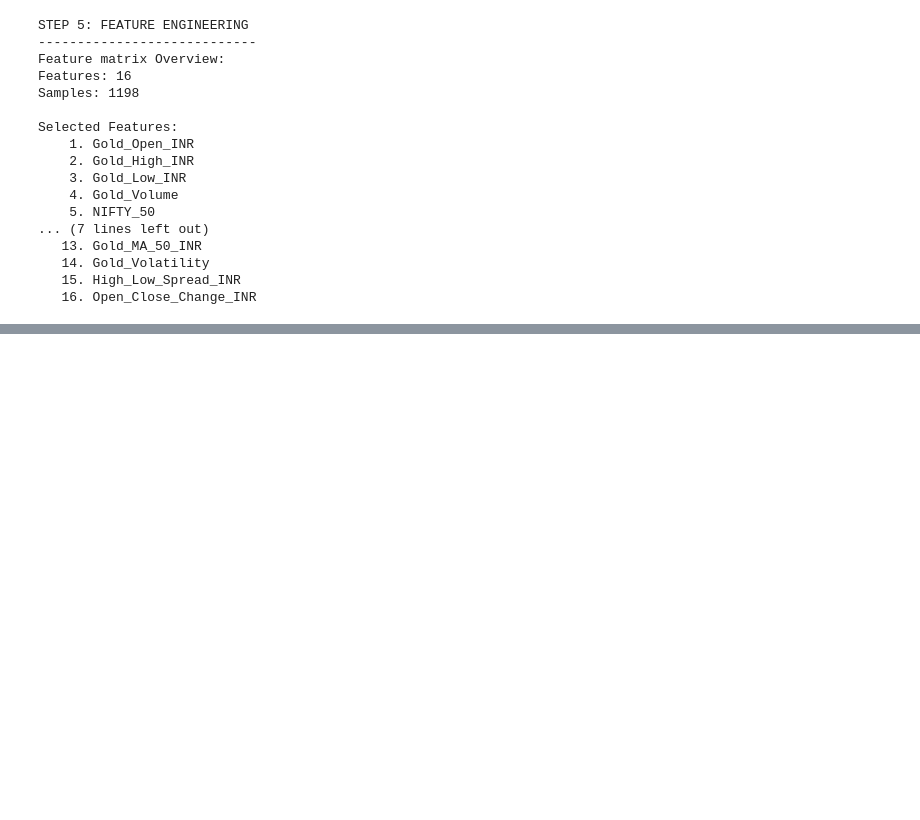
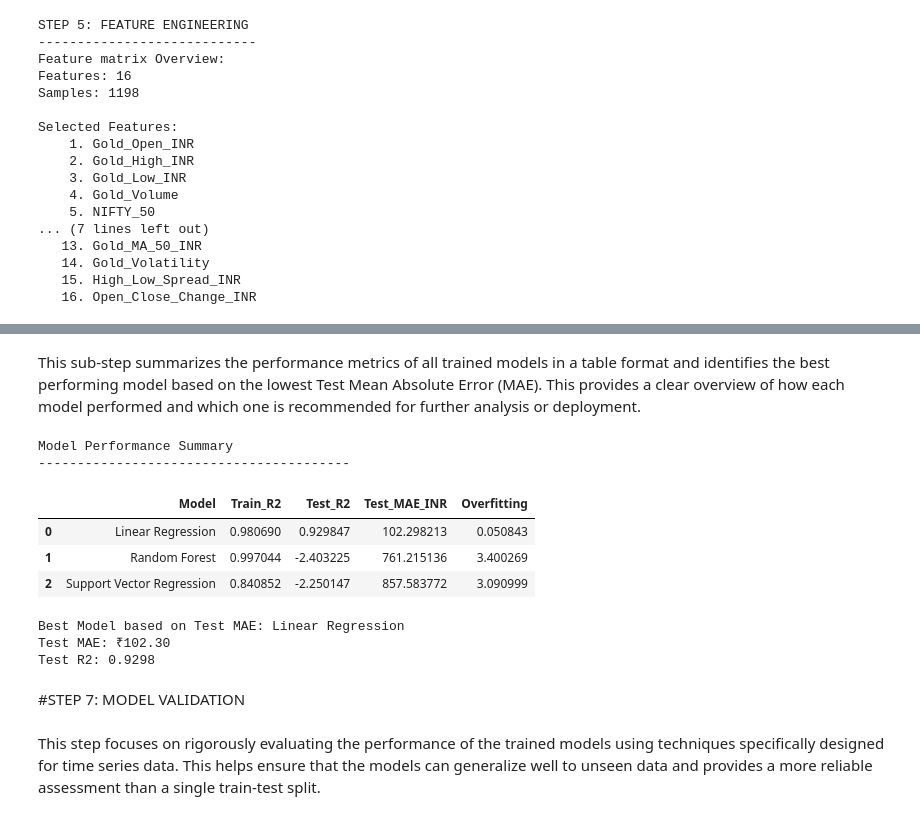
Before and after one commit to shindeparth007/Gold-Price-Forecasting-ML, a Jupyter notebook: Project_Gold_Price_Forecasting_.ipynb, the cells around one changed output, grey strips where cells are left out. Drawn from its saved outputs; the diff is of its cells as text; code cells hidden in the pictures; blank space fills up the shorter version.

```diff
--- a/Project_Gold_Price_Forecasting_.ipynb
+++ b/Project_Gold_Price_Forecasting_.ipynb
@@ -722,0 +605,50 @@ print(f"   Within ±5%: {(np.abs(error_pct) <= 5).mean()*100:.1f}%")
+# %% [markdown]
+This sub-step summarizes the performance metrics of all trained models in a table format and identifies the best performing model based on the lowest Test Mean Absolute Error (MAE). This provides a clear overview of how each model performed and which one is recommended for further analysis or deployment.
+# %%
+def summarize_results(results):
+    """
+    Summarize and display model performance metrics.
+    """
+    print("\nModel Performance Summary")
+    print("-" * 40)
+
+    comparison_data = []
+    for name, result in results.items():
+        comparison_data.append({
+            'Model': name,
+            'Train_R2': result['train_r2'],
+            'Test_R2': result['test_r2'],
+            'Test_MAE_INR': result['test_mae'],
+            'Overfitting': result['overfitting']
+        })
+
+    comparison_df = pd.DataFrame(comparison_data)
+    comparison_df = comparison_df.sort_values(by='Test_MAE_INR').reset_index(drop=True)
+
+    display(comparison_df)
+
+    # Identify the best model based on Test MAE
+    best_result = comparison_df.iloc[0]
+    print(f"\nBest Model based on Test MAE: {best_result['Model']}")
+    print(f"Test MAE: ₹{best_result['Test_MAE_INR']:.2f}")
+    print(f"Test R2: {best_result['Test_R2']:.4f}")
+
+    return comparison_df, best_result
+
+comparison_df, best_result = summarize_results(results)
+# %% [output]
+Model Performance Summary
+----------------------------------------
+|  | Model | Train_R2 | Test_R2 | Test_MAE_INR | Overfitting |
+| 0 | Linear Regression | 0.980690 | 0.929847 | 102.298213 | 0.050843 |
+| 1 | Random Forest | 0.997044 | -2.403225 | 761.215136 | 3.400269 |
+| 2 | Support Vector Regression | 0.840852 | -2.250147 | 857.583772 | 3.090999 |
+Best Model based on Test MAE: Linear Regression
+Test MAE: ₹102.30
+Test R2: 0.9298
+# %% [markdown]
+#STEP 7: MODEL VALIDATION
+# %% [markdown]
+
+
+This step focuses on rigorously evaluating the performance of the trained models using techniques specifically designed for time series data. This helps ensure that the models can generalize well to unseen data and provides a more reliable assessment than a single train-test split.
```
Also changed, not shown: parts of 58 cells of this notebook.
